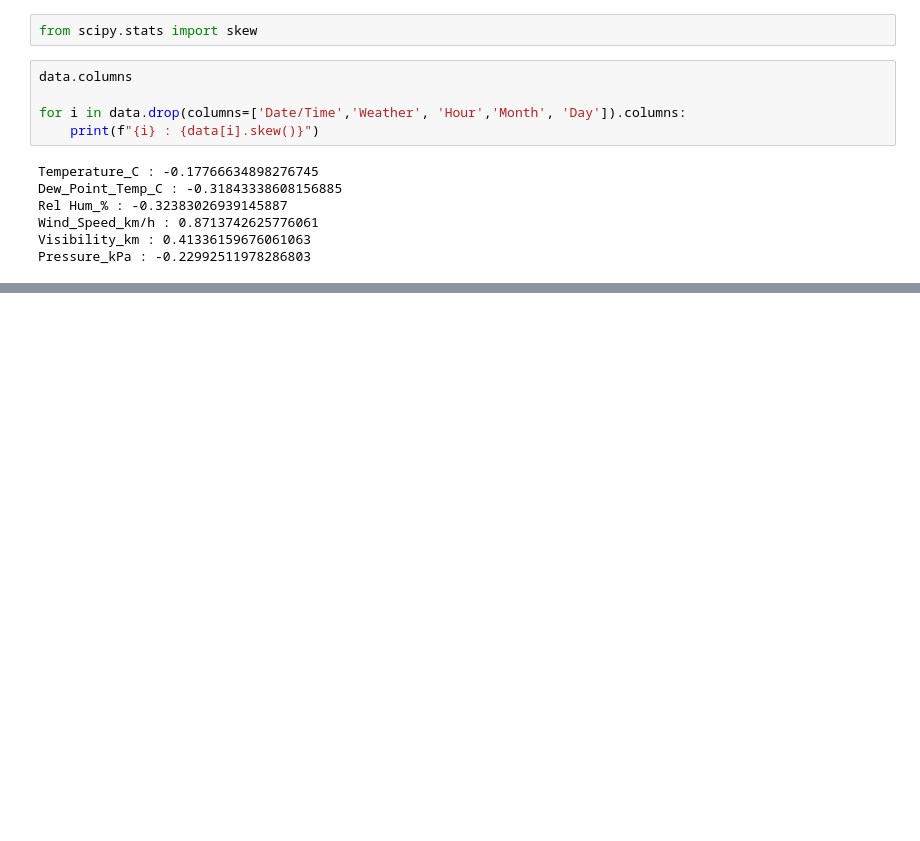
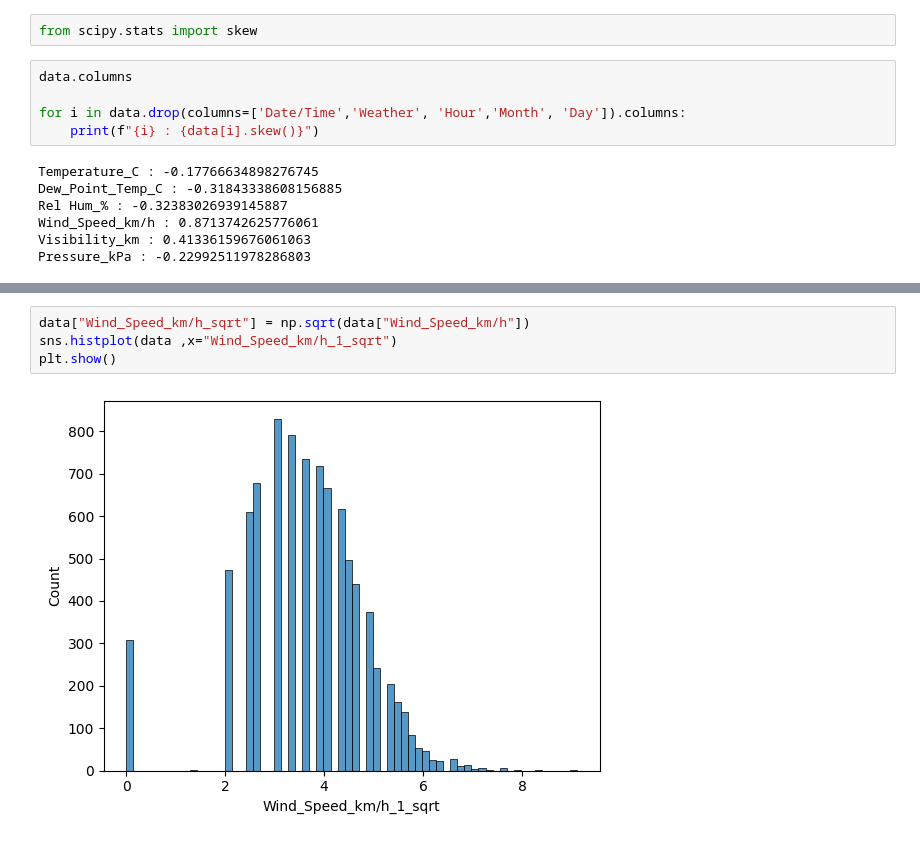
Before and after one commit to trailokya-world/Weather-Data-Analysis, a Jupyter notebook: ML Extention/Data Cleaning and Preprocessing.ipynb, the cells around one changed output, grey strips where cells are left out. Saved outputs shown, nothing was run; the diff lists cells and outputs as text; blank space fills up the shorter version.

```diff
--- a/ML Extention/Data Cleaning and Preprocessing.ipynb
+++ b/ML Extention/Data Cleaning and Preprocessing.ipynb
@@ -100,0 +112,6 @@ Pressure_kPa : -0.22992511978286803
+# %%
+data["Wind_Speed_km/h_sqrt"] = np.sqrt(data["Wind_Speed_km/h"])
+sns.histplot(data ,x="Wind_Speed_km/h_1_sqrt")
+plt.show()
+# %% [output]
+[figure, added]
```
Also changed, not shown: parts of 2 cells of this notebook.
